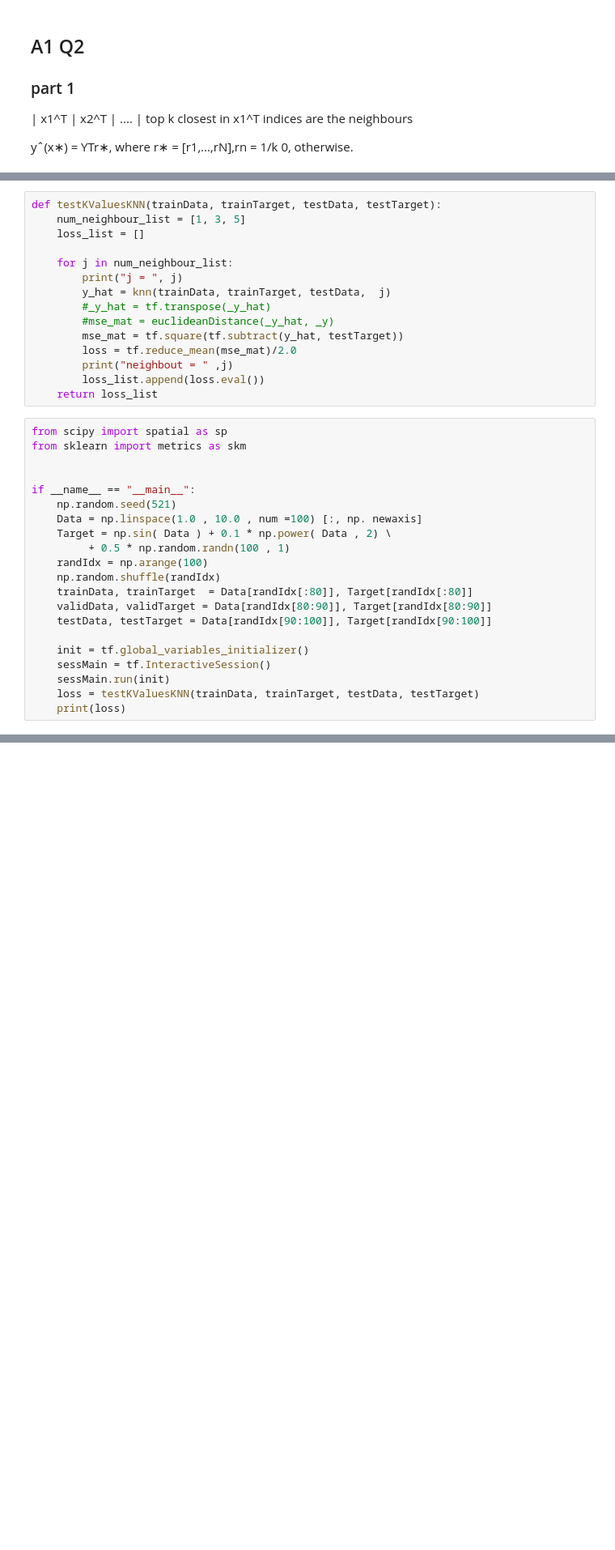
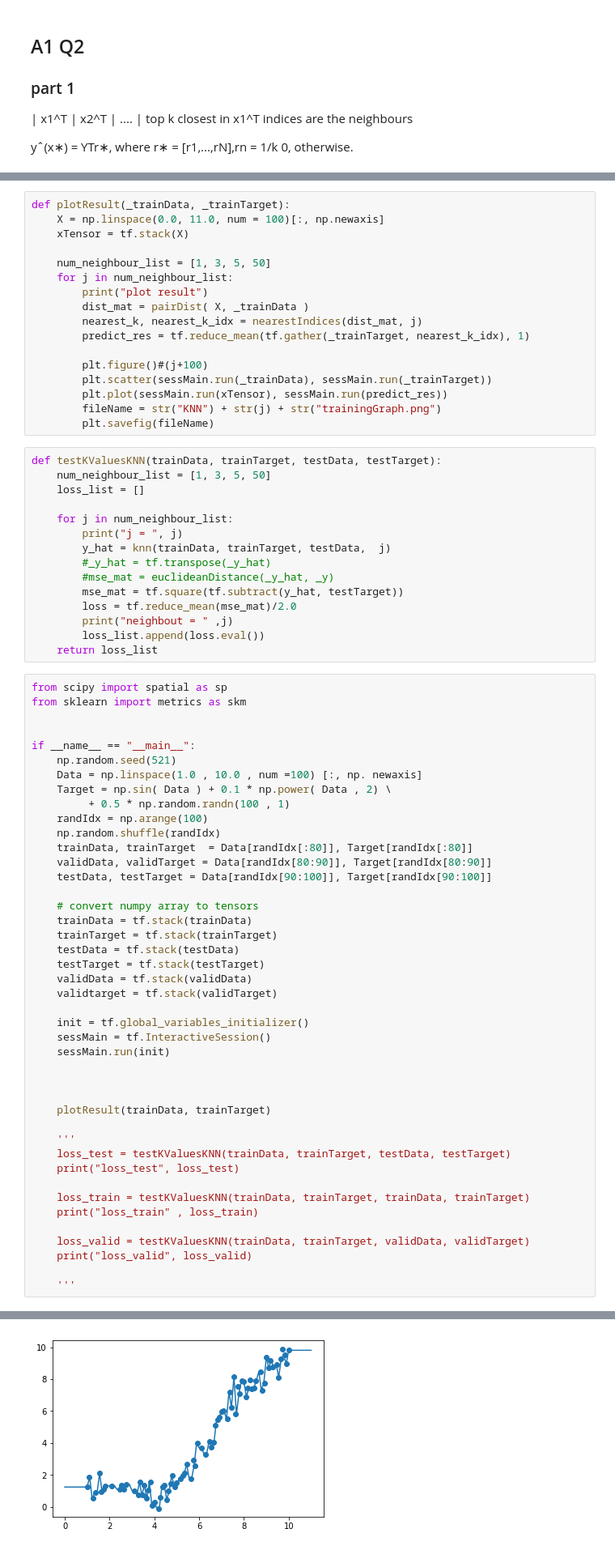
Before and after one commit to violetguos/inference-learning, a Jupyter notebook: A1/violetg_branch/a1-vg.ipynb, the cells around one changed output, grey strips where cells are left out. Shown: that part at 81% size. Saved outputs shown, nothing was run; the diff lists cells and outputs as text; blank space fills up the shorter version.

Commit message:
part 1 done, need to start latex plots

```diff
--- a/A1/violetg_branch/a1-vg.ipynb
+++ b/A1/violetg_branch/a1-vg.ipynb
@@ -146,6 +131,23 @@ def plotResult(pred_result, target, _num):
+# %%
+def plotResult(_trainData, _trainTarget):
+    X = np.linspace(0.0, 11.0, num = 100)[:, np.newaxis]
+    xTensor = tf.stack(X)
+
+    num_neighbour_list = [1, 3, 5, 50]
+    for j in num_neighbour_list:
+        print("plot result")
+        dist_mat = pairDist( X, _trainData )
+        nearest_k, nearest_k_idx = nearestIndices(dist_mat, j)
+        predict_res = tf.reduce_mean(tf.gather(_trainTarget, nearest_k_idx), 1)
+
+        plt.figure()#(j+100)
+        plt.scatter(sessMain.run(_trainData), sessMain.run(_trainTarget))
+        plt.plot(sessMain.run(xTensor), sessMain.run(predict_res))
+        fileName = str("KNN") + str(j) + str("trainingGraph.png")
+        plt.savefig(fileName)
 # %%
 def testKValuesKNN(trainData, trainTarget, testData, testTarget):
-    num_neighbour_list = [1, 3, 5]
+    num_neighbour_list = [1, 3, 5, 50]
     loss_list = []
 
     for j in num_neighbour_list:
@@ -174,9 +176,31 @@ if __name__ == "__main__":
     validData, validTarget = Data[randIdx[80:90]], Target[randIdx[80:90]]
     testData, testTarget = Data[randIdx[90:100]], Target[randIdx[90:100]]
 
+    # convert numpy array to tensors
+    trainData = tf.stack(trainData)
+    trainTarget = tf.stack(trainTarget)
+    testData = tf.stack(testData)
+    testTarget = tf.stack(testTarget)
+    validData = tf.stack(validData)
+    validtarget = tf.stack(validTarget)
+
     init = tf.global_variables_initializer()
     sessMain = tf.InteractiveSession()
     sessMain.run(init)
-    loss = testKValuesKNN(trainData, trainTarget, testData, testTarget)
-    print(loss)
+
+
+
+    plotResult(trainData, trainTarget)
+
+    '''
+    loss_test = testKValuesKNN(trainData, trainTarget, testData, testTarget)
+    print("loss_test", loss_test)
+
+    loss_train = testKValuesKNN(trainData, trainTarget, trainData, trainTarget)
+    print("loss_train" , loss_train)
+
+    loss_valid = testKValuesKNN(trainData, trainTarget, validData, validTarget)
+    print("loss_valid", loss_valid)
+
+    '''
 # %% [output]
@@ -200,0 +219 @@ ValueError: Dimensions must be equal, but are 80 and 10 for 'Sub_4' (op: 'Sub')
+[figure, added]
```
Also changed, not shown: parts of 6 cells of this notebook, 5 other files.
